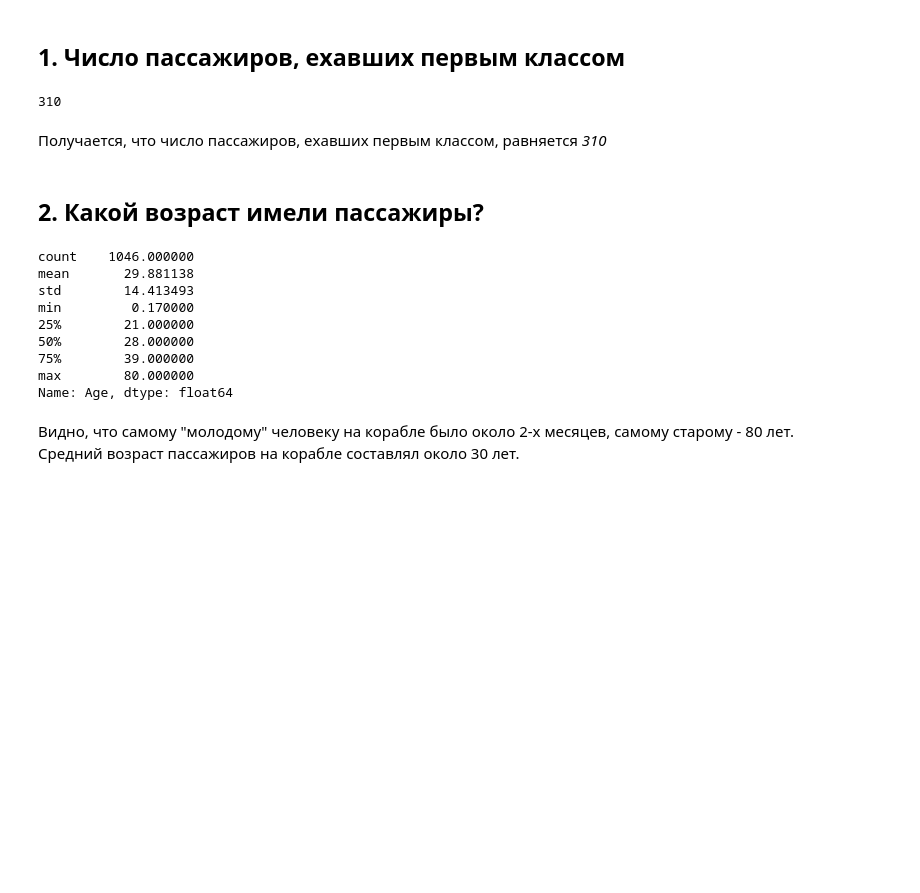
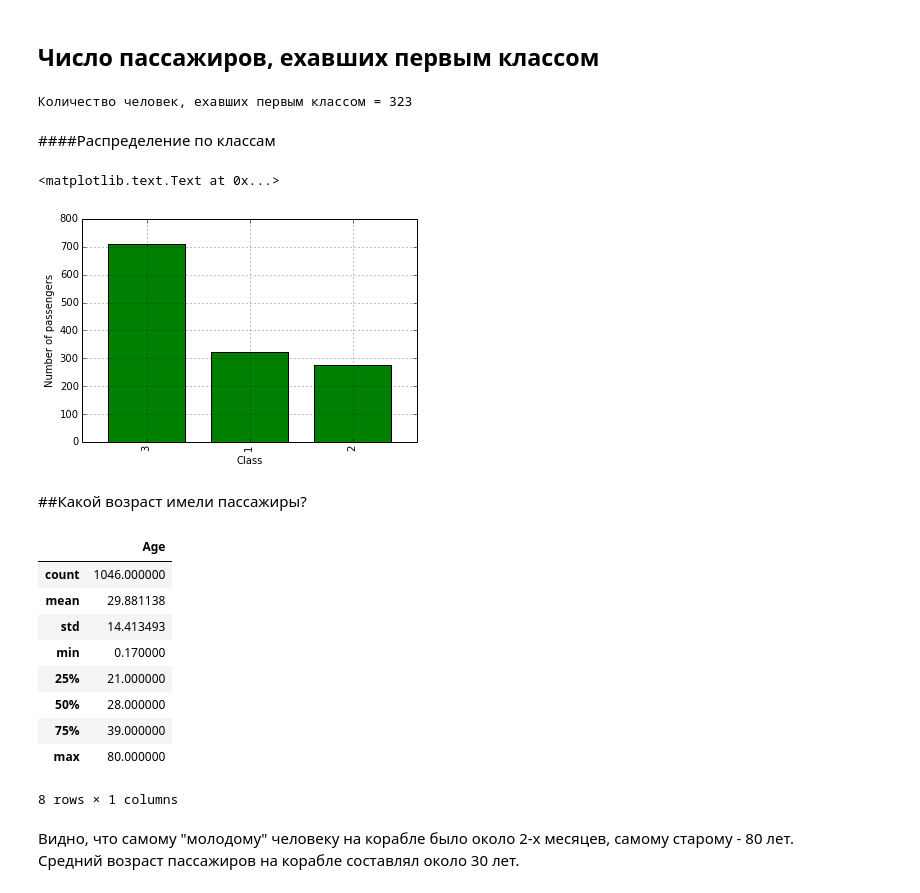
Before and after one commit to vitaly-emelianov/machine_learning, a Jupyter notebook: lab_1.ipynb, the cells around one changed output. Saved outputs shown, nothing was run; the diff lists cells and outputs as text; code cells hidden in the pictures; blank space fills up the shorter version.

```diff
--- a/lab_1.ipynb
+++ b/lab_1.ipynb
@@ -11,25 +18,34 @@ data = train_data.append(test_data)
 # %% [markdown]
-## 1. Число пассажиров, ехавших первым классом
+## Число пассажиров, ехавших первым классом
-# %%
-data['Pclass'][train_data['Pclass'] == 1].count()
-# %% [output]
-310
-# %% [markdown]
-Получается, что число пассажиров, ехавших первым классом, равняется <i>310</i>
+# %%
+print 'Количество человек, ехавших первым классом =', data[data['Pclass'] == 1]['Pclass'].count()
+# %% [output]
+Количество человек, ехавших первым классом = 323
+# %% [markdown]
+####Распределение по классам
+# %%
+pclass_counts = data['Pclass'].value_counts()
+diagram = pclass_counts.plot(kind='bar',color='green')
+diagram.set_xlabel('Class')
+diagram.set_ylabel('Number of passengers')
+# %% [output]
+<matplotlib.text.Text at 0x...>
+[figure, added]
 # %% [markdown]
-## 2. Какой возраст имели пассажиры?
+##Какой возраст имели пассажиры?
 # %%
-data['Age'].describe()
+pandas.DataFrame(data['Age'].describe())
 # %% [output]
+|  | Age |
+| count | 1046.000000 |
+| mean | 29.881138 |
+| std | 14.413493 |
+| min | 0.170000 |
+| 25% | 21.000000 |
+| 50% | 28.000000 |
+| 75% | 39.000000 |
+| max | 80.000000 |
-count    1046.000000
-mean       29.881138
-std        14.413493
-min         0.170000
-25%        21.000000
-50%        28.000000
-75%        39.000000
-max        80.000000
-Name: Age, dtype: float64
+8 rows × 1 columns
 # %% [markdown]
 <p>Видно, что самому "молодому" человеку на корабле было около 2-х месяцев, самому старому - 80 лет.<br>
 Средний возраст пассажиров на корабле составлял около 30 лет.
```
Also changed, not shown: parts of 83 cells of this notebook.
